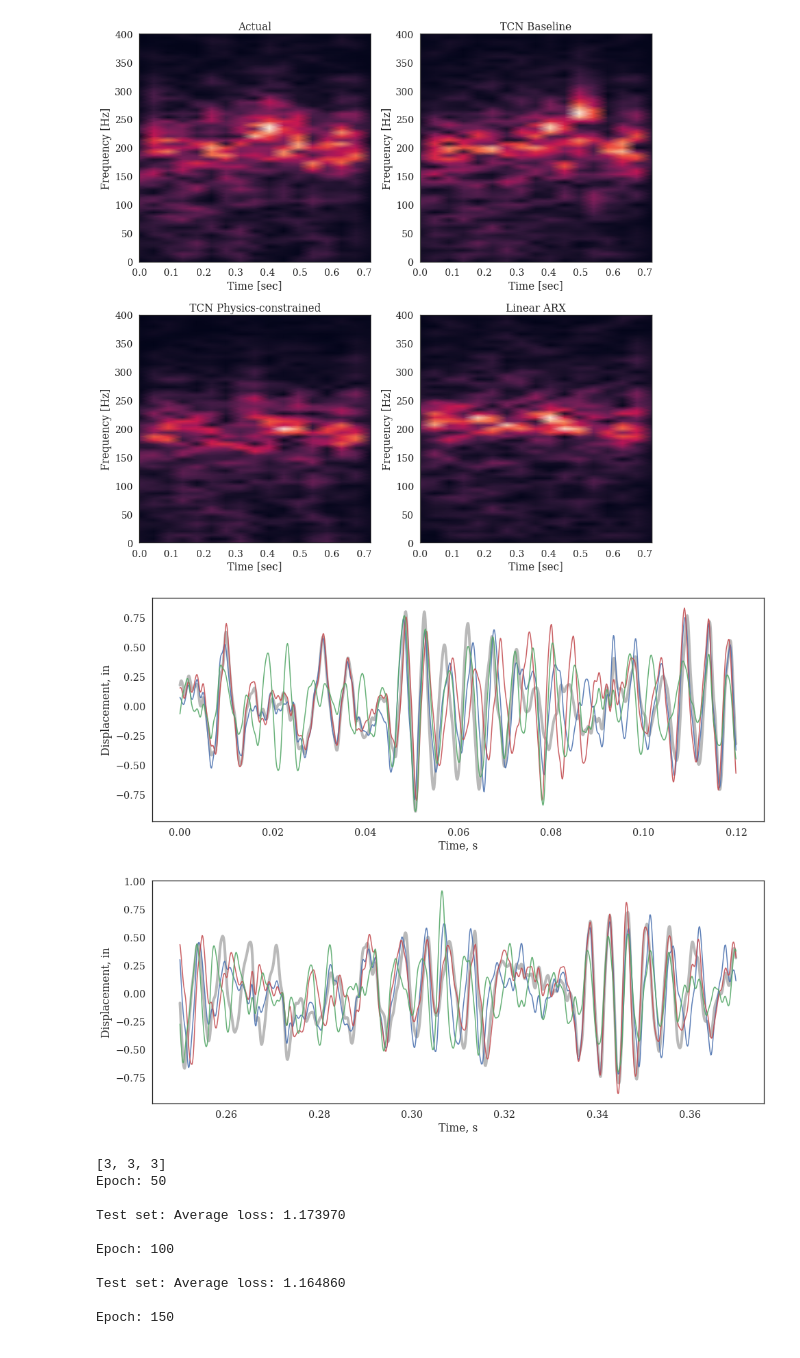
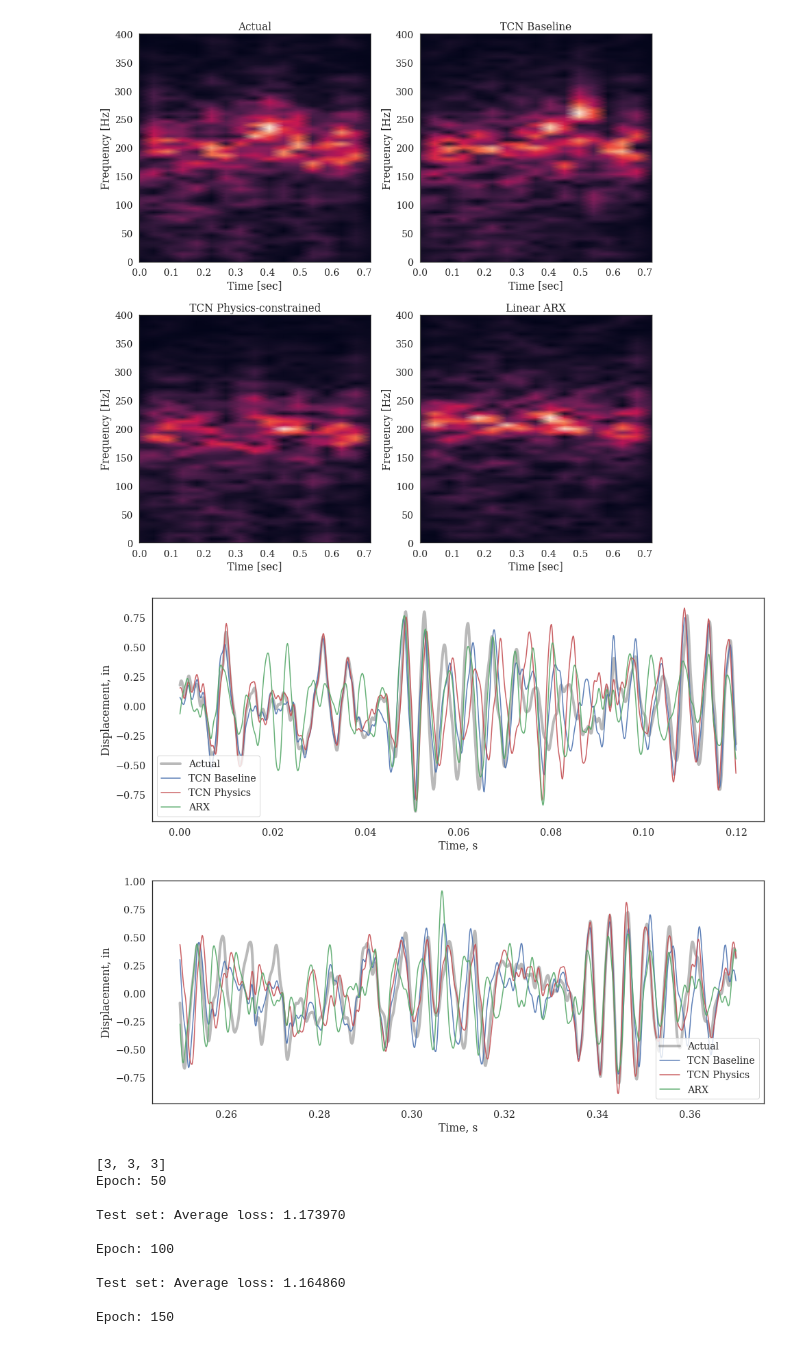
Before and after one commit to cleeag/ece271b, a Jupyter notebook: lstm/TCN_v01-FlatBeam-12tw.ipynb, the cells around one changed output. Drawn from its saved outputs; the diff is of its cells as text; code cells hidden in the pictures.

Commit message:
adding figures

```diff
--- a/lstm/TCN_v01-FlatBeam-12tw.ipynb
+++ b/lstm/TCN_v01-FlatBeam-12tw.ipynb
@@ -509,23 +509,24 @@ plt.show()
 # %%
 plt.figure(figsize = (16, 6))
 
 start = 0
 nplot = 1200
 
 plt.plot(t[start:start+nplot],yfull[start + 24:start + 24 + nplot], 'k', linewidth = 4, alpha = 0.3)
 plt.plot(t[start:start+nplot],ypred_sim[start+12:start+12+nplot].T, 'b', alpha = 0.9)
 plt.plot(t[start:start+nplot],y_physics[0,start+12:start+12+nplot].T, 'r', alpha = 0.9)
 plt.plot(t[start:start+nplot],y_arx[start+24:start+24+nplot], 'g', alpha = 0.9)
 
+plt.legend(['Actual', 'TCN Baseline', 'TCN Physics', 'ARX'])
 
 plt.ylabel('Displacement, in')
 plt.xlabel('Time, s')
 
 plt.savefig('comparison_start.tiff')
 
 plt.show()
 # %% [output]
-[figure, old version]
+[figure, new version]
 # %%
 plt.figure(figsize = (16, 6))
 
@@ -537,6 +538,7 @@ plt.plot(t[start:start+nplot],ypred_sim[start+12:start+12+nplot].T, 'b', alpha =
 plt.plot(t[start:start+nplot],y_physics[0,start+12:start+12+nplot].T, 'r', alpha = 0.9)
 plt.plot(t[start:start+nplot],y_arx[start+24:start+24+nplot], 'g', alpha = 0.9)
 
+plt.legend(['Actual', 'TCN Baseline', 'TCN Physics', 'ARX'], loc = 'lower right')
 
 plt.ylabel('Displacement, in')
 plt.xlabel('Time, s')
@@ -545,7 +547,7 @@ plt.savefig('comparison_end.tiff')
 
 plt.show()
 # %% [output]
-[figure, old version]
+[figure, new version]
 # %%
 nchannels = [3, 6, 9]
 nlayers = [3, 5, 7]
```
Also changed, not shown: 2 other files.
